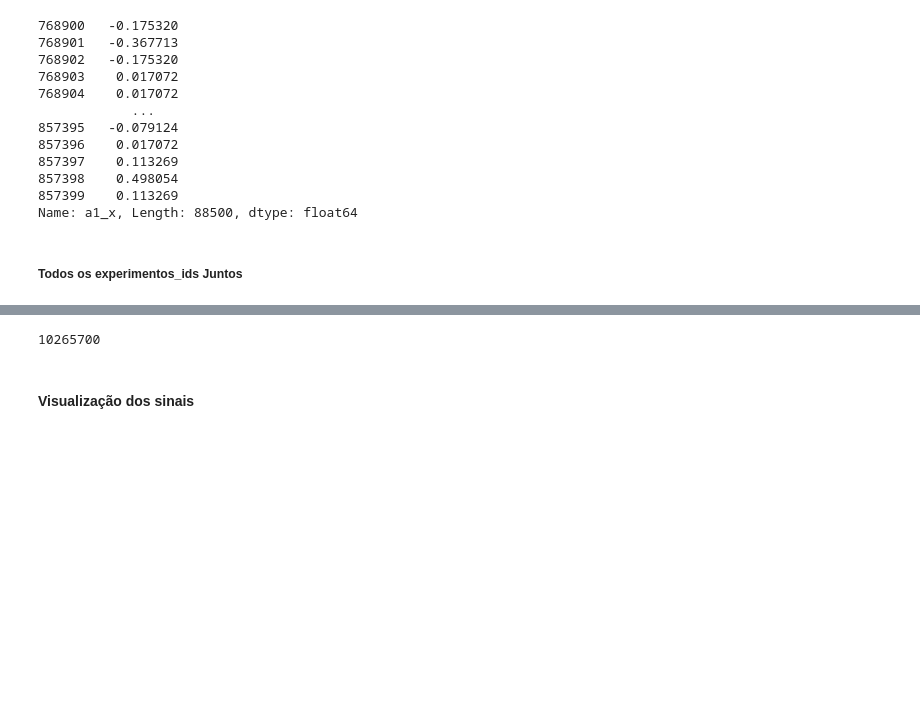
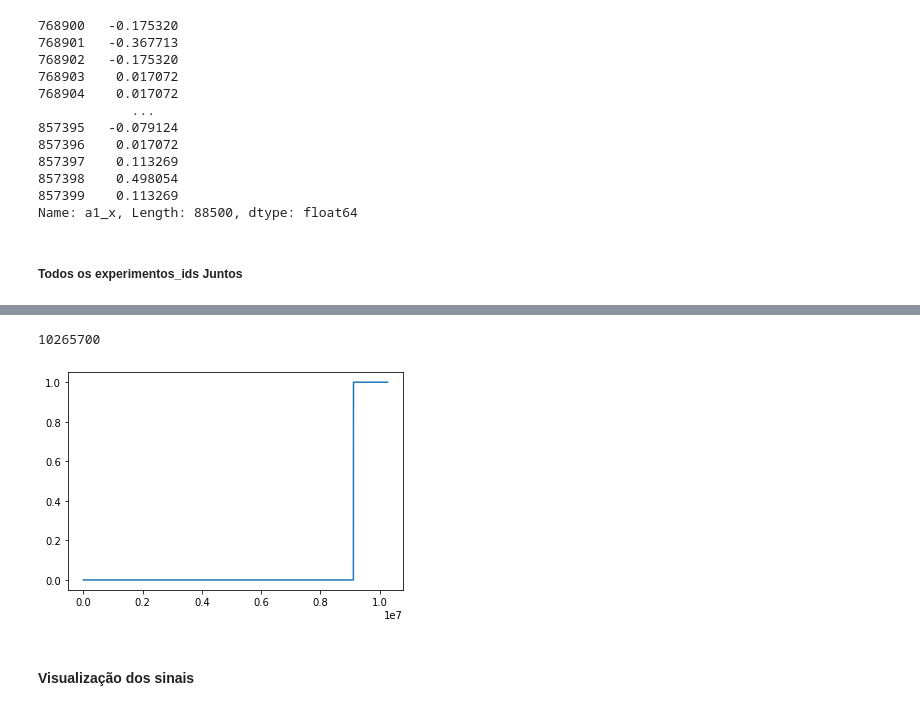
Before and after one commit to AmandaRosa/Rotor_Bearing, a Jupyter notebook: Rotor_bearing_cluster_and_classification_Dataset3.ipynb, the cells around one changed output, grey strips where cells are left out. Saved outputs shown, nothing was run; the diff lists cells and outputs as text; code cells hidden in the pictures; blank space fills up the shorter version.

```diff
--- a/Rotor_bearing_cluster_and_classification_Dataset3.ipynb
+++ b/Rotor_bearing_cluster_and_classification_Dataset3.ipynb
@@ -88,17 +107,21 @@ np_ids[mask, 2] = [class_dict[str(item)] for item in np_ids[mask, 2]]
 # %%
 
 bearing1 = [np_parameters[:,0], np_parameters[:,1], np_parameters[:,2], np_ids[:,1]]
 bearing2 = [np_parameters[:,3], np_parameters[:,4], np_parameters[:,5], np_ids[:,2]]
 
 output = []
 
 for i in range(0, len(bearing2[-1])):
     if bearing1[-1][i] and bearing2[-1][i]:
         output.append(1)
     else:
         output.append(0)
+
+plt.plot(output)
+len(output)
 # %% [output]
 10265700
+[figure, added]
 # %% [markdown]
 #### Visualização dos sinais
 # %% [markdown]
```
Also changed, not shown: parts of 16 cells of this notebook.
